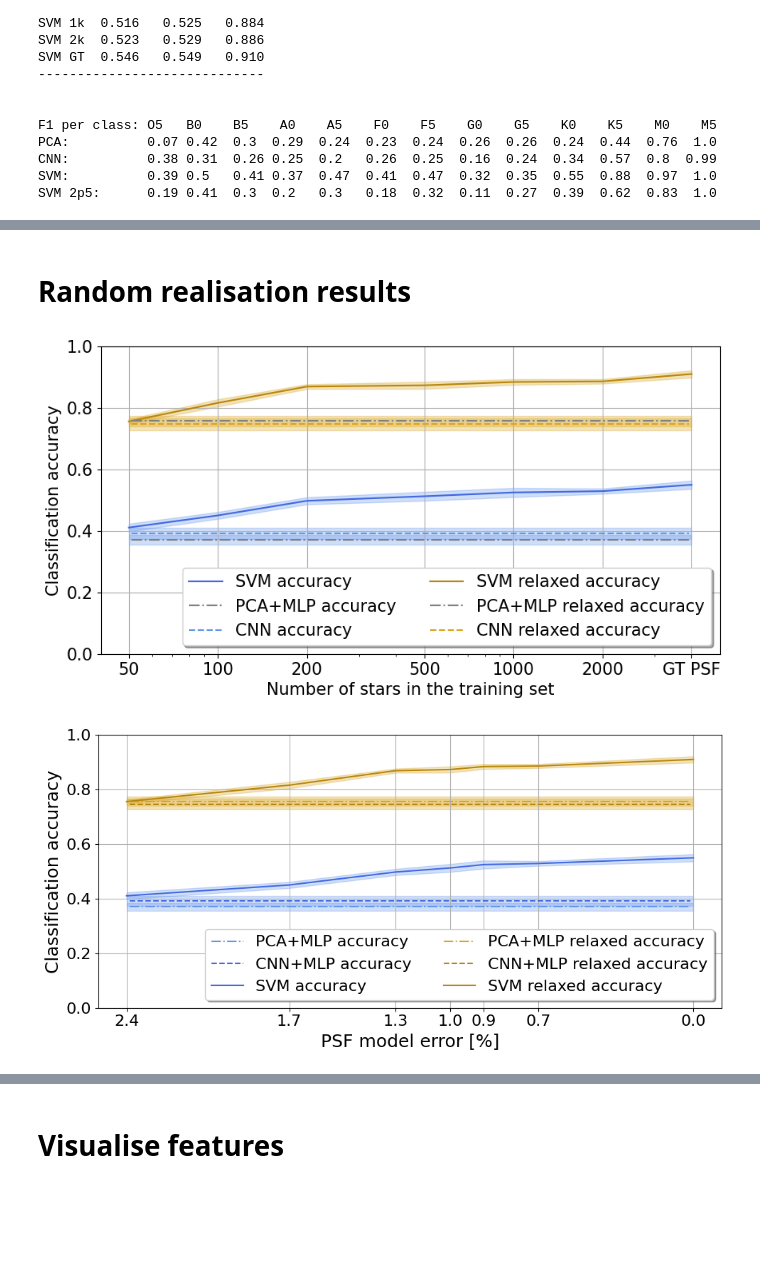
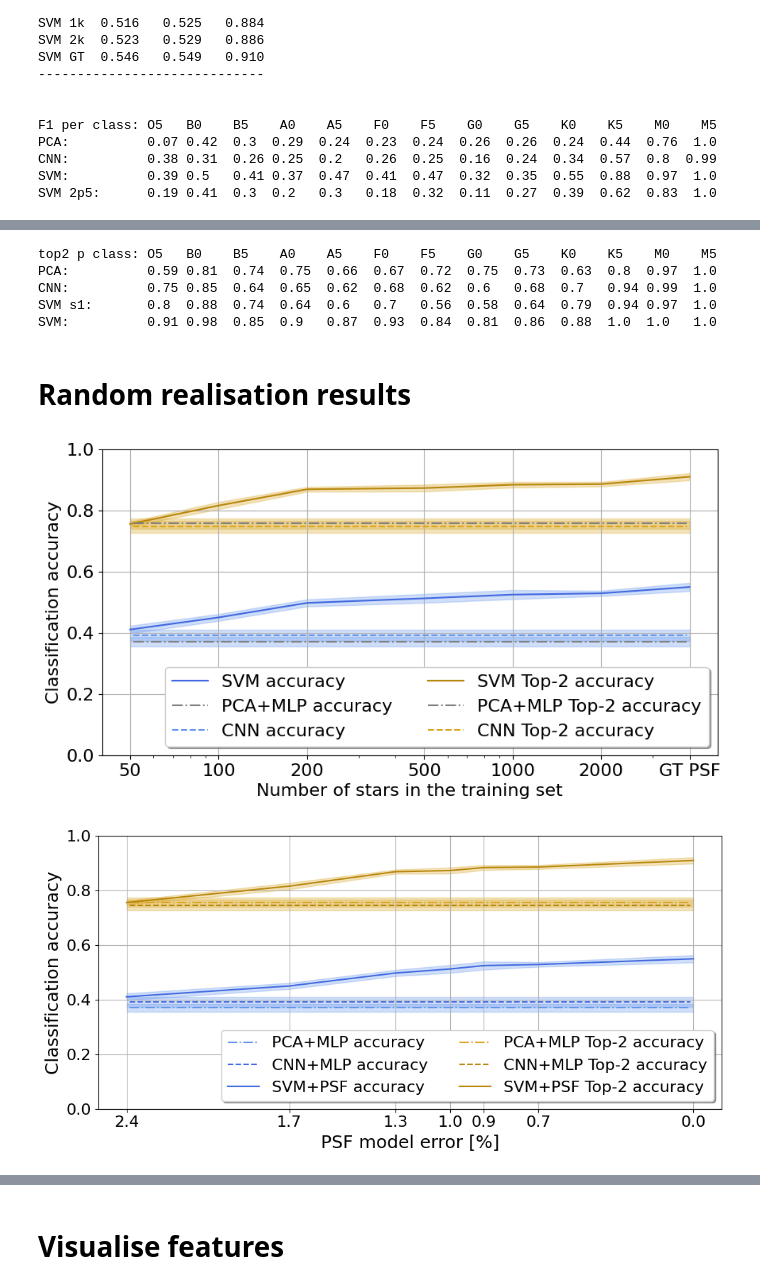
Before and after one commit to CentofantiEze/sed_spectral_classification, a Jupyter notebook: notebooks/classifiers/svm_classifier_data_002.ipynb, the cells around one changed output, grey strips where cells are left out. Saved outputs shown, nothing was run; the diff lists cells and outputs as text; code cells hidden in the pictures; blank space fills up the shorter version.

Commit message:
Update figures for the paper.

```diff
--- a/notebooks/classifiers/svm_classifier_data_002.ipynb
+++ b/notebooks/classifiers/svm_classifier_data_002.ipynb
@@ -548,3 +698,15 @@ plt.savefig('../figures/f1_score.pdf')
+# %%
+print('top2 p class:', 'O5  ','B0   ','B5   ','A0   ','A5   ','F0   ','F5   ','G0   ','G5   ','K0   ','K5   ','M0   ','M5   ')
+print('PCA:          {} {}  {}  {}  {}  {}  {}  {}  {}  {}  {}  {}  {}'.format(*np.around(top_2_accuracy_per_class_pca, 2)))
+print('CNN:          {} {}  {}  {}  {}  {}  {}  {}   {}  {}   {} {}  {}'.format(*np.around(top_2_accuracy_per_class_cnn, 2)))
+print('SVM s1:       {}  {}  {}  {}  {}   {}   {}  {}  {}  {}  {} {}  {}'.format(*np.around(top_2_accuracy_per_class_smv_s1, 2)))
+print('SVM:          {} {}  {}  {}   {}  {}  {}  {}  {}  {}  {}  {}   {}'.format(*np.around(top_2_accuracy_per_class_svm_gt, 2)))
+# %% [output]
+top2 p class: O5   B0    B5    A0    A5    F0    F5    G0    G5    K0    K5    M0    M5
+PCA:          0.59 0.81  0.74  0.75  0.66  0.67  0.72  0.75  0.73  0.63  0.8  0.97  1.0
+CNN:          0.75 0.85  0.64  0.65  0.62  0.68  0.62  0.6   0.68  0.7   0.94 0.99  1.0
+SVM s1:       0.8  0.88  0.74  0.64  0.6   0.7   0.56  0.58  0.64  0.79  0.94 0.97  1.0
+SVM:          0.91 0.98  0.85  0.9   0.87  0.93  0.84  0.81  0.86  0.88  1.0  1.0   1.0
 # %%
 # # Other models metrics
 # cm_CNN = np.load('CNN_pix_classifier_cm.npy')
@@ -629,13 +791,13 @@ plt.fill_between(n_stars_list+[4000], accuracy_PCA_mean-accuracy_PCA_std, accura
 plt.axhline(y=accuracy_CNN_mean, xmin=0.05, xmax=.95, color='cornflowerblue', linestyle='--', label='CNN accuracy')
 plt.fill_between(n_stars_list+[4000], accuracy_CNN_mean-accuracy_CNN_std, accuracy_CNN_mean+accuracy_CNN_std, color='cornflowerblue' ,alpha=0.3)
 
-plt.plot(n_stars_list+[4000], mean_relaxed_accuracy, color='darkgoldenrod', label='SVM relaxed accuracy')
+plt.plot(n_stars_list+[4000], mean_relaxed_accuracy, color='darkgoldenrod', label='SVM Top-2 accuracy')
 plt.fill_between(n_stars_list+[4000], mean_relaxed_accuracy-std_relaxed_accuracy, mean_relaxed_accuracy+std_relaxed_accuracy, color='goldenrod' ,alpha=0.3)
 
-plt.axhline(y=relaxed_accuracy_PCA_mean, xmin=0.05, xmax=.95, color='gray', linestyle='-.', label='PCA+MLP relaxed accuracy')
+plt.axhline(y=relaxed_accuracy_PCA_mean, xmin=0.05, xmax=.95, color='gray', linestyle='-.', label='PCA+MLP Top-2 accuracy')
 plt.fill_between(n_stars_list+[4000], relaxed_accuracy_PCA_mean-relaxed_accuracy_PCA_std, relaxed_accuracy_PCA_mean+relaxed_accuracy_PCA_std, color='goldenrod' ,alpha=0.3)
 
-plt.axhline(y=relaxed_accuracy_CNN_mean, xmin=0.05, xmax=.95, color='goldenrod', linestyle='--', label='CNN relaxed accuracy')
+plt.axhline(y=relaxed_accuracy_CNN_mean, xmin=0.05, xmax=.95, color='goldenrod', linestyle='--', label='CNN Top-2 accuracy')
 plt.fill_between(n_stars_list+[4000], relaxed_accuracy_CNN_mean-relaxed_accuracy_CNN_std, relaxed_accuracy_CNN_mean+relaxed_accuracy_CNN_std, color='goldenrod' ,alpha=0.3)
 
 plt.xlabel('Number of stars in the training set')
@@ -648,42 +810,42 @@ plt.grid()
 plt.legend(loc='lower right', ncol=2, fancybox=True, shadow=True, bbox_to_anchor=(1, 0))
 plt.show()
 # %% [output]
-[figure, old version]
+[figure, new version]
 # %%
 rel_err_1x = np.load('../approx_PSF_models/rel_err_1x.npy').tolist()
 plt.rcParams.update({'font.size': 16})
 
 # Plot the accuracy for each dataset
 plt.figure(figsize=(10,5))
 
 plt.axhline(y=accuracy_PCA_mean, xmin=0.05, xmax=.95, color='cornflowerblue', linestyle='-.', label='PCA+MLP accuracy')
 plt.fill_between(rel_err_1x+[0], accuracy_PCA_mean-accuracy_PCA_std, accuracy_PCA_mean+accuracy_PCA_std, color='cornflowerblue' ,alpha=0.3)
 
 plt.axhline(y=accuracy_CNN_mean, xmin=0.05, xmax=.95, color='royalblue', linestyle='--', label='CNN+MLP accuracy')
 plt.fill_between(rel_err_1x+[0], accuracy_CNN_mean-accuracy_CNN_std, accuracy_CNN_mean+accuracy_CNN_std, color='cornflowerblue' ,alpha=0.3)
 
-plt.plot(rel_err_1x+[0], mean_accuracy, color='royalblue', label='SVM accuracy')
+plt.plot(rel_err_1x+[0], mean_accuracy, color='royalblue', label='SVM+PSF accuracy')
 plt.fill_between(rel_err_1x+[0], mean_accuracy-std_accuracy, mean_accuracy+std_accuracy, color='cornflowerblue' ,alpha=0.3)
 
-plt.axhline(y=relaxed_accuracy_PCA_mean, xmin=0.05, xmax=.95, color='goldenrod', linestyle='-.', label='PCA+MLP relaxed accuracy')
+plt.axhline(y=relaxed_accuracy_PCA_mean, xmin=0.05, xmax=.95, color='goldenrod', linestyle='-.', label='PCA+MLP Top-2 accuracy')
 plt.fill_between(rel_err_1x+[0], relaxed_accuracy_PCA_mean-relaxed_accuracy_PCA_std, relaxed_accuracy_PCA_mean+relaxed_accuracy_PCA_std, color='goldenrod' ,alpha=0.3)
 
-plt.axhline(y=relaxed_accuracy_CNN_mean, xmin=0.05, xmax=.95, color='darkgoldenrod', linestyle='--', label='CNN+MLP relaxed accuracy')
+plt.axhline(y=relaxed_accuracy_CNN_mean, xmin=0.05, xmax=.95, color='darkgoldenrod', linestyle='--', label='CNN+MLP Top-2 accuracy')
 plt.fill_between(rel_err_1x+[0], relaxed_accuracy_CNN_mean-relaxed_accuracy_CNN_std, relaxed_accuracy_CNN_mean+relaxed_accuracy_CNN_std, color='goldenrod' ,alpha=0.3)
 
-plt.plot(rel_err_1x+[0], mean_relaxed_accuracy, color='darkgoldenrod', label='SVM relaxed accuracy')
+plt.plot(rel_err_1x+[0], mean_relaxed_accuracy, color='darkgoldenrod', label='SVM+PSF Top-2 accuracy')
 plt.fill_between(rel_err_1x+[0], mean_relaxed_accuracy-std_relaxed_accuracy, mean_relaxed_accuracy+std_relaxed_accuracy, color='goldenrod' ,alpha=0.3)
 
 plt.xlabel('PSF model error [%]', fontsize=18)
 plt.ylabel('Classification accuracy', fontsize=18)
 plt.ylim(0,1)
 plt.xticks(rel_err_1x+[0], np.round(rel_err_1x+[0],1))
 # plt.title('Accuracy vs PSF model error', fontsize=22)
 plt.gca().invert_xaxis()
 plt.grid()
 plt.legend(loc='lower right', ncol=2, fancybox=True, shadow=True, bbox_to_anchor=(1, 0))
 # plt.show()
 plt.tight_layout()
-plt.savefig('../figures/SVM_accuracy_vs_PSF_error.pdf')
+# plt.savefig('../figures/SVM_accuracy_vs_PSF_error.pdf')
 # %% [output]
-[figure, old version]
+[figure, new version]
```
Also changed, not shown: parts of 19 cells of this notebook, 1 other file.
